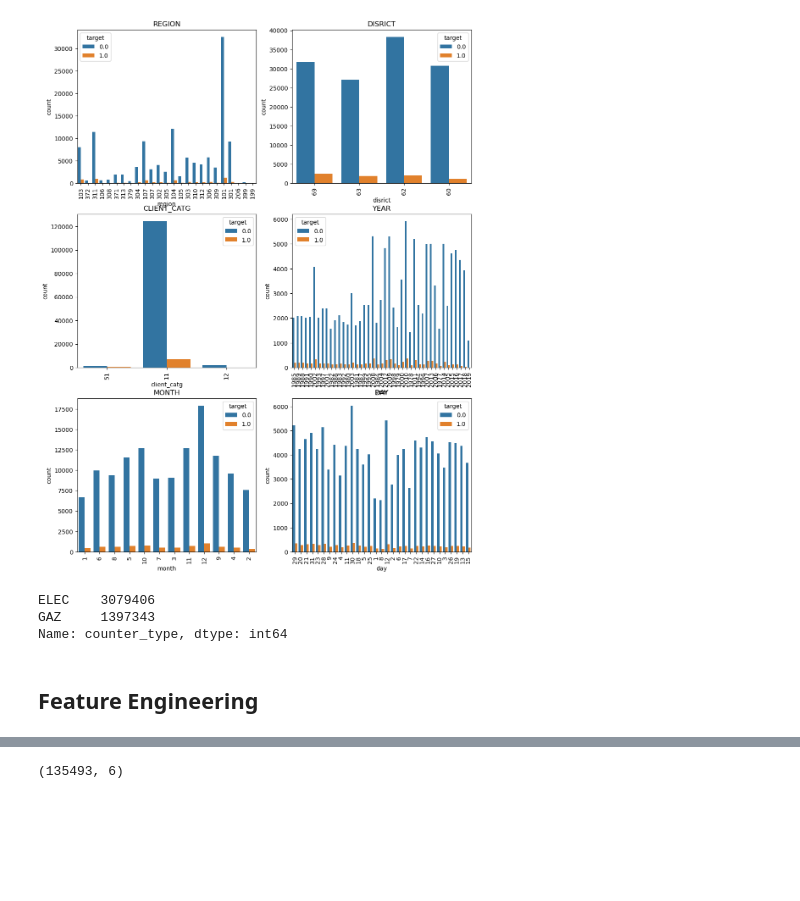
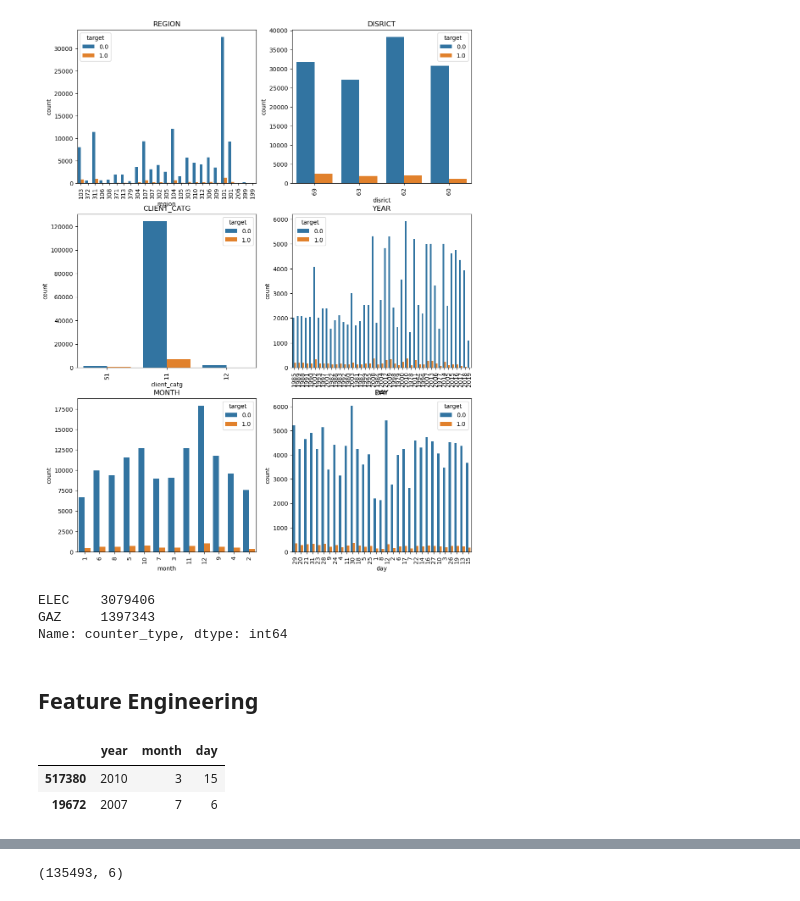
Before and after one commit to Mach-web/electricity_fraud_detection, a Jupyter notebook: Fraud_Detection_Starter.ipynb, the cells around one changed output, grey strips where cells are left out. Cells and saved outputs as stored; diff of their text form; code cells hidden in the pictures; blank space fills up the shorter version.

```diff
--- a/Fraud_Detection_Starter.ipynb
+++ b/Fraud_Detection_Starter.ipynb
@@ -321,7 +321,11 @@ for df in [invoice_train,invoice_test]:
     df['month'] = df['invoice_date'].dt.month
     df['day'] = df['invoice_date'].dt.day
 # %%
-invoice_train[['year', 'month', 'day']]
+invoice_train[['year', 'month', 'day']].sample(2)
+# %% [output]
+|  | year | month | day |
+| 517380 | 2010 | 3 | 15 |
+| 19672 | 2007 | 7 | 6 |
 # %%
 #encode labels in categorical column
 d={"ELEC":0,"GAZ":1}
```
Also changed, not shown: parts of 10 cells of this notebook.
